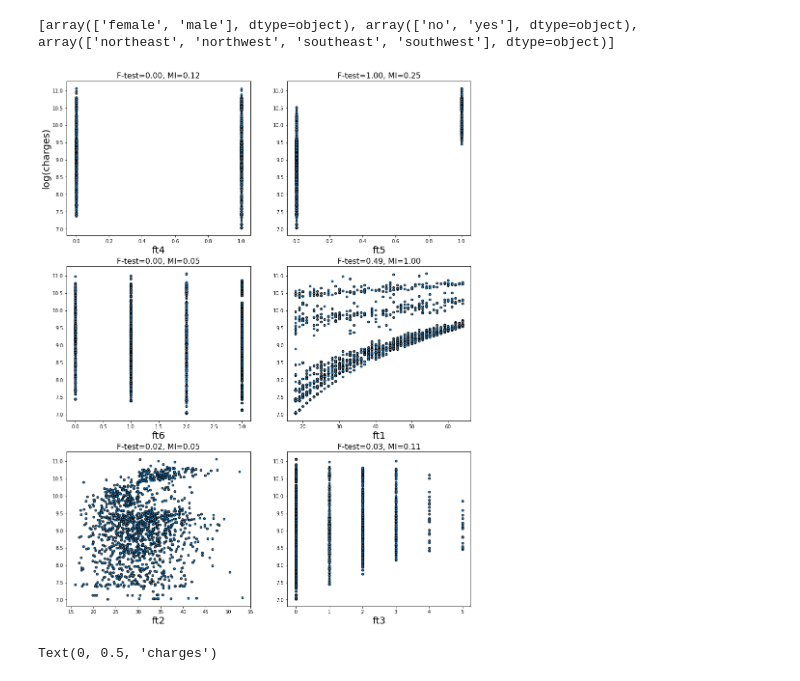
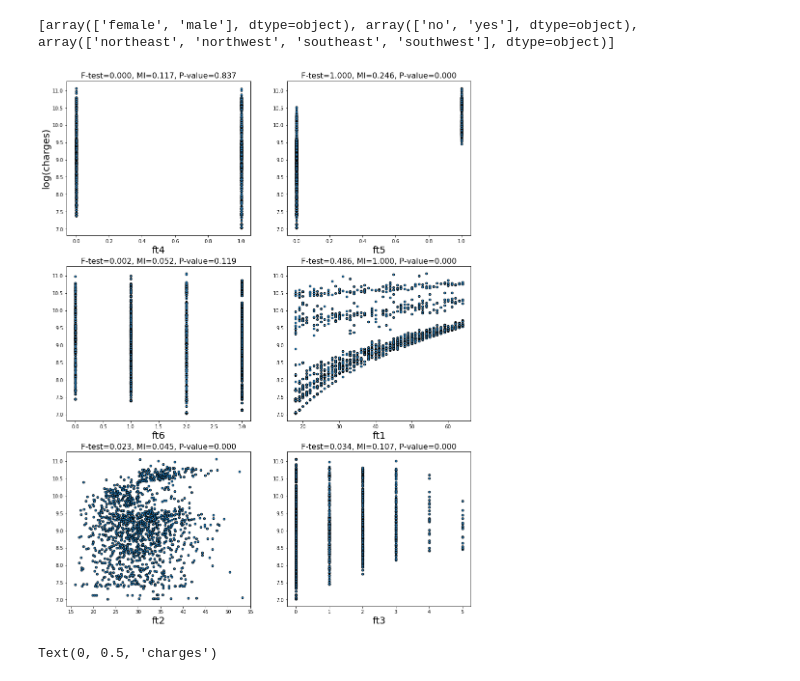
Before and after one commit to ruizhi92/ECE219-Large-Scale-Data-Mining, a Jupyter notebook: Project_4_Zeyu_dataset3.ipynb, the cells around one changed output. Saved outputs shown, nothing was run; the diff lists cells and outputs as text; code cells hidden in the pictures.

```diff
--- a/Project_4_Zeyu_dataset3.ipynb
+++ b/Project_4_Zeyu_dataset3.ipynb
@@ -184,7 +184,7 @@ print(X[:10,:])
  [ 0.     0.     1.    60.    25.84   0.   ]]
 # %%
 fts = ['ft4','ft5','ft6', 'ft1','ft2','ft3']
-f_test, _ = f_regression(X, y)
+f_test, P_val = f_regression(X, y)
 f_test /= np.max(f_test)
 
 mi = mutual_info_regression(X, y)
@@ -197,7 +197,7 @@ for i in range(6):
     plt.xlabel("{:s}".format(fts[i]), fontsize=20)
     if i == 0:
         plt.ylabel("charges", fontsize=20)
-    plt.title("F-test={:.2f}, MI={:.2f}".format(f_test[i], mi[i]),
+    plt.title("F-test={:.3f}, MI={:.3f}, P-value={:.3f}".format(f_test[i], mi[i], P_val[i]),
               fontsize=16)
 plt.show()
 # %% [output]
@@ -287,24 +287,24 @@ y_log = np.log(y)
 [array(['female', 'male'], dtype=object), array(['no', 'yes'], dtype=object), array(['northeast', 'northwest', 'southeast', 'southwest'], dtype=object)]
 # %%
 fts = ['ft4','ft5','ft6', 'ft1','ft2','ft3']
-f_test, _ = f_regression(X, y_log)
+f_test, P_val = f_regression(X, y_log)
 f_test /= np.max(f_test)
 
 mi = mutual_info_regression(X, y_log)
 mi /= np.max(mi)
 
 plt.figure(figsize=(15, 20))
 for i in range(6):
     plt.subplot(3, 2, i + 1)
     plt.scatter(X[:, i], y_log, edgecolor='black', s=20)
     plt.xlabel("{:s}".format(fts[i]), fontsize=20)
     if i == 0:
         plt.ylabel("log(charges)", fontsize=20)
-    plt.title("F-test={:.2f}, MI={:.2f}".format(f_test[i], mi[i]),
+    plt.title("F-test={:.3f}, MI={:.3f}, P-value={:.3f}".format(f_test[i], mi[i], P_val[i]),
               fontsize=16)
 plt.show()
 # %% [output]
-[figure, old version]
+[figure, new version]
 # %%
 mask1 = X[:,1]==0
 mask2 = X[:,1]==1
```
Also changed, not shown: parts of 6 cells of this notebook.
